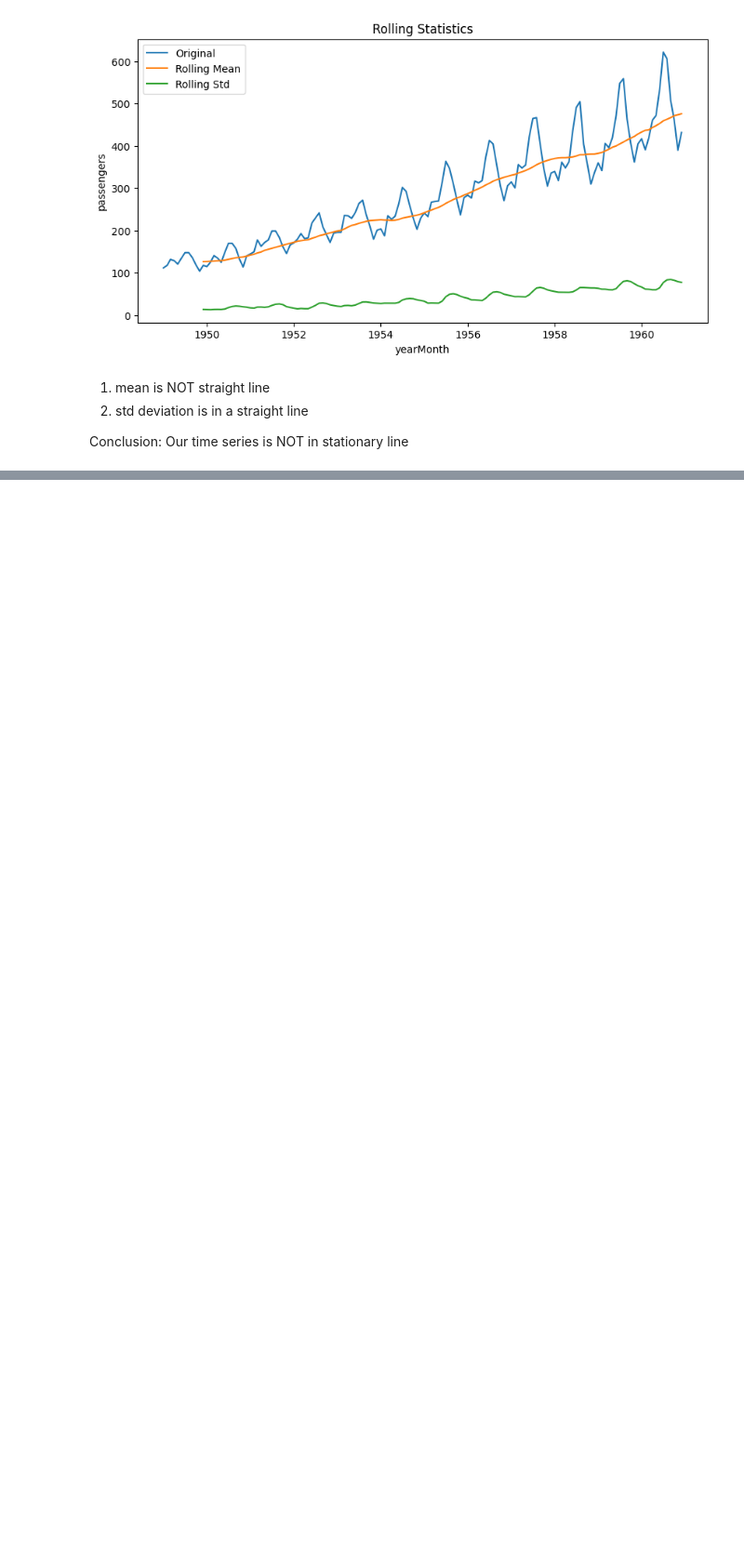
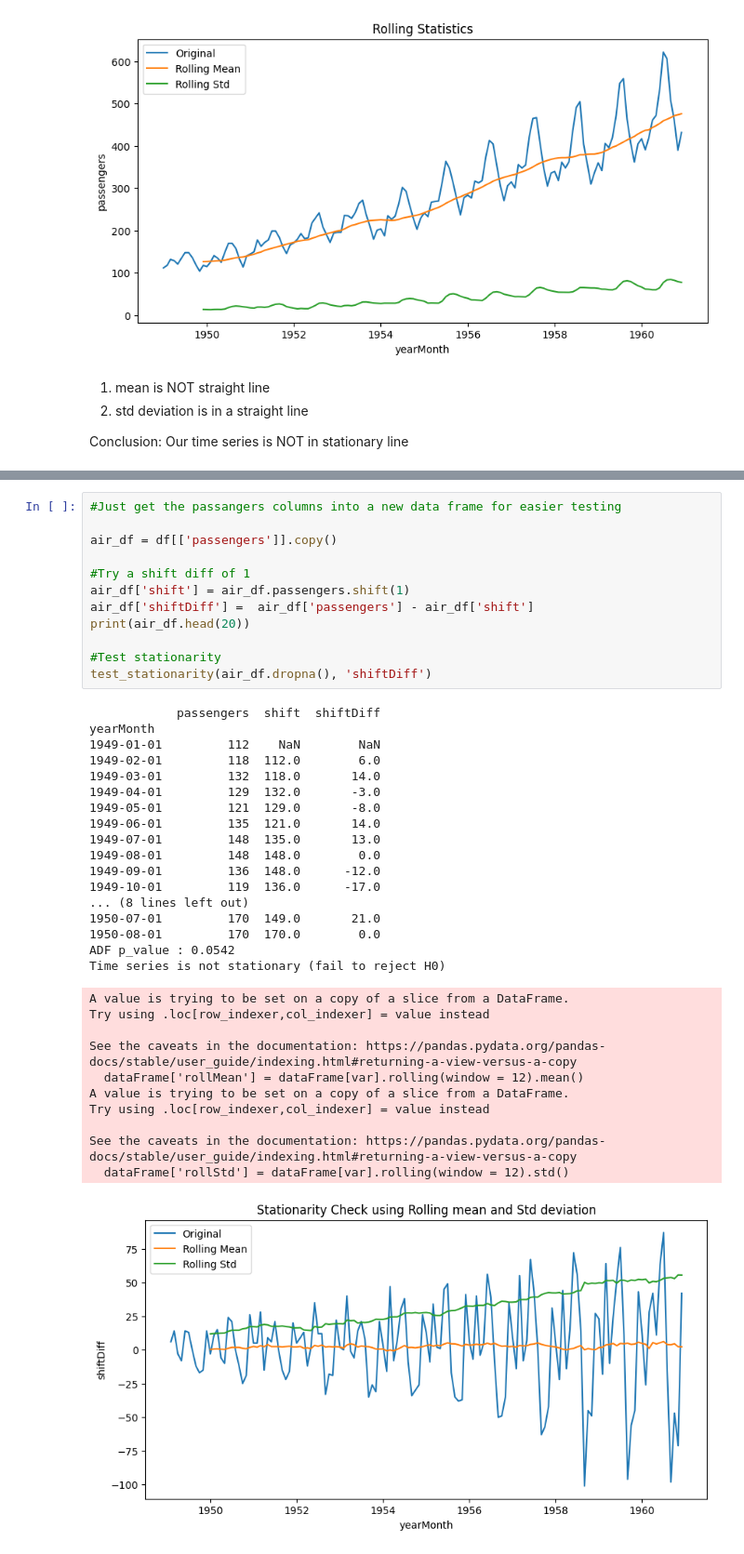
Before and after one commit to dbda2025cdac-maker/Advanced-Analytics, a Jupyter notebook: day13_Time_Series/timeseries.ipynb, the cells around one changed output, grey strips where cells are left out. Shown: that part at 93% size. Drawn from its saved outputs; the diff is of its cells as text; blank space fills up the shorter version.

```diff
--- a/day13_Time_Series/timeseries.ipynb
+++ b/day13_Time_Series/timeseries.ipynb
@@ -123,0 +155,41 @@ Conclusion: Our time series is NOT in stationary line
+# %%
+#Just get the passangers columns into a new data frame for easier testing
+
+air_df = df[['passengers']].copy()
+
+#Try a shift diff of 1
+air_df['shift'] = air_df.passengers.shift(1)
+air_df['shiftDiff'] =  air_df['passengers'] - air_df['shift']
+print(air_df.head(20))
+
+#Test stationarity
+test_stationarity(air_df.dropna(), 'shiftDiff')
+# %% [output]
+            passengers  shift  shiftDiff
+yearMonth
+1949-01-01         112    NaN        NaN
+1949-02-01         118  112.0        6.0
+1949-03-01         132  118.0       14.0
+1949-04-01         129  132.0       -3.0
+1949-05-01         121  129.0       -8.0
+1949-06-01         135  121.0       14.0
+1949-07-01         148  135.0       13.0
+1949-08-01         148  148.0        0.0
+1949-09-01         136  148.0      -12.0
+1949-10-01         119  136.0      -17.0
+... (8 lines left out)
+1950-07-01         170  149.0       21.0
+1950-08-01         170  170.0        0.0
+ADF p_value : 0.0542
+Time series is not stationary (fail to reject H0)
+A value is trying to be set on a copy of a slice from a DataFrame.
+Try using .loc[row_indexer,col_indexer] = value instead
+
+See the caveats in the documentation: https://pandas.pydata.org/pandas-docs/stable/user_guide/indexing.html#returning-a-view-versus-a-copy
+  dataFrame['rollMean'] = dataFrame[var].rolling(window = 12).mean()
+A value is trying to be set on a copy of a slice from a DataFrame.
+Try using .loc[row_indexer,col_indexer] = value instead
+
+See the caveats in the documentation: https://pandas.pydata.org/pandas-docs/stable/user_guide/indexing.html#returning-a-view-versus-a-copy
+  dataFrame['rollStd'] = dataFrame[var].rolling(window = 12).std()
+[figure, added]
```
Also changed, not shown: parts of 5 cells of this notebook.
